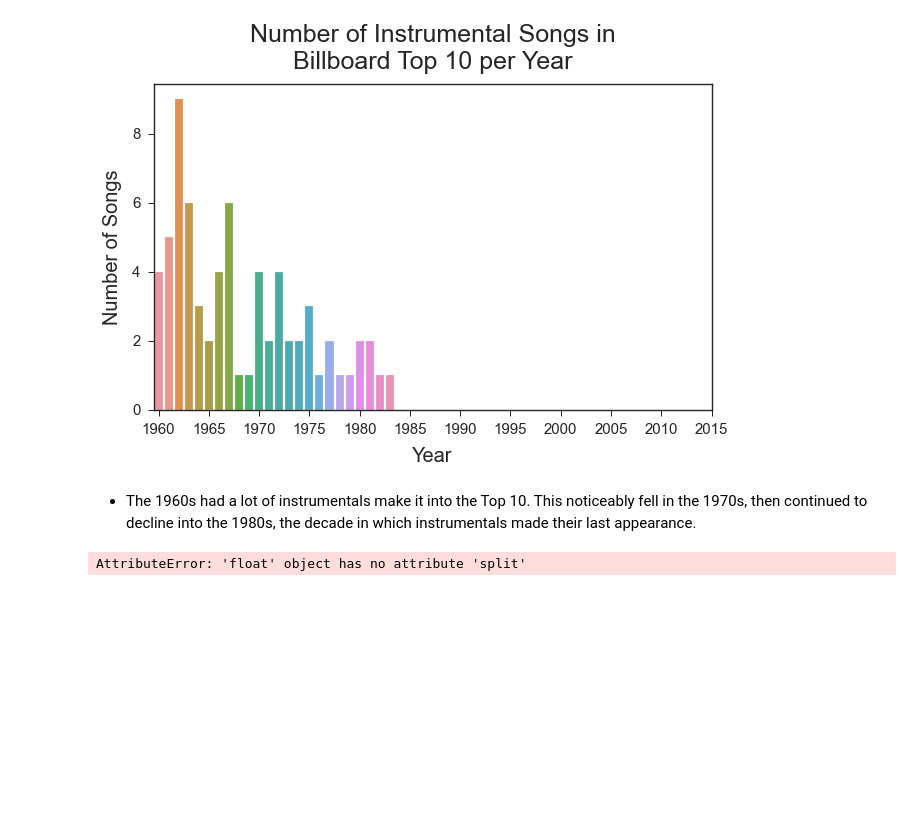
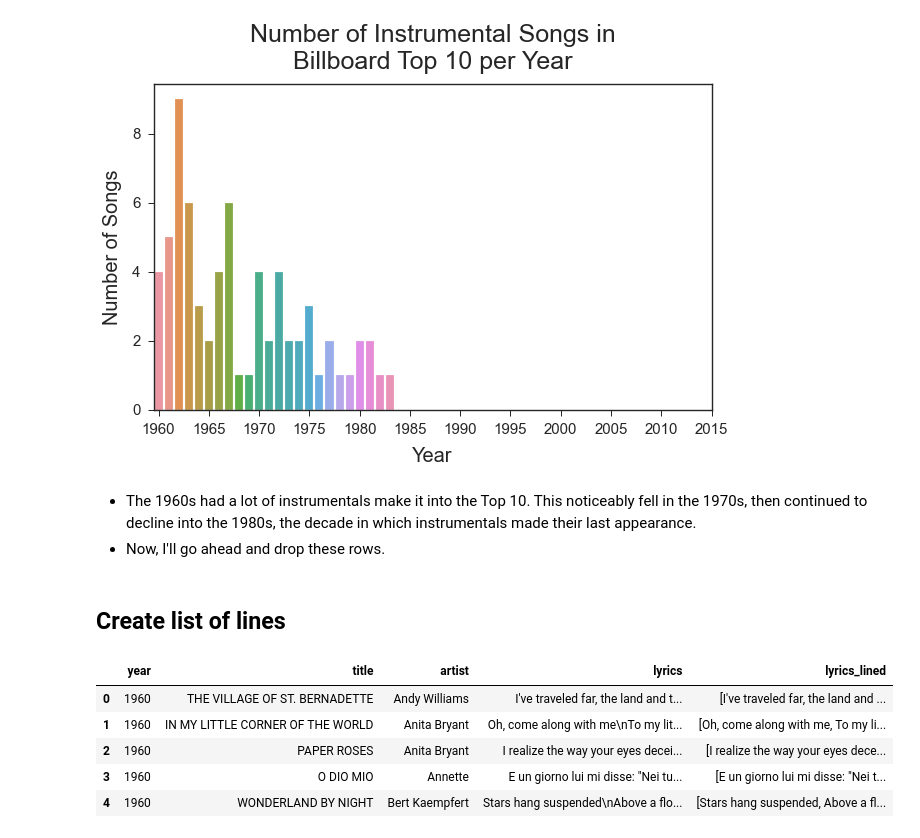
Before and after one commit to p-szymo/lyrics_thru_decades, a Jupyter notebook: 02_data_cleaning.ipynb, the cells around one changed output. Drawn from its saved outputs; the diff is of its cells as text; code cells hidden in the pictures; blank space fills up the shorter version.

```diff
--- a/02_data_cleaning.ipynb
+++ b/02_data_cleaning.ipynb
@@ -113,3 +113,4 @@ plt.show()
 [figure]
 # %% [markdown]
 - The 1960s had a lot of instrumentals make it into the Top 10. This noticeably fell in the 1970s, then continued to decline into the 1980s, the decade in which instrumentals made their last appearance.
+- Now, I'll go ahead and drop these rows.
@@ -116,4 +120,15 @@ plt.show()
+# %% [markdown]
+## Create list of lines
 # %%
+# create column with list of lines
 df['lyrics_lined'] = df.lyrics.map(lambda x: x.split('\n'))
+
+# take a look
+df.head()
 # %% [output]
-AttributeError: 'float' object has no attribute 'split'
+|  | year | title | artist | lyrics | lyrics_lined |
+| 0 | 1960 | THE VILLAGE OF ST. BERNADETTE | Andy Williams | I've traveled far, the land and t... | [I've traveled far, the land and ... |
+| 1 | 1960 | IN MY LITTLE CORNER OF THE WORLD | Anita Bryant | Oh, come along with me\nTo my lit... | [Oh, come along with me, To my li... |
+| 2 | 1960 | PAPER ROSES | Anita Bryant | I realize the way your eyes decei... | [I realize the way your eyes dece... |
+| 3 | 1960 | O DIO MIO | Annette | E un giorno lui mi disse: "Nei tu... | [E un giorno lui mi disse: "Nei t... |
+| 4 | 1960 | WONDERLAND BY NIGHT | Bert Kaempfert | Stars hang suspended\nAbove a flo... | [Stars hang suspended, Above a fl... |
```
Also changed, not shown: parts of 5 cells of this notebook.
